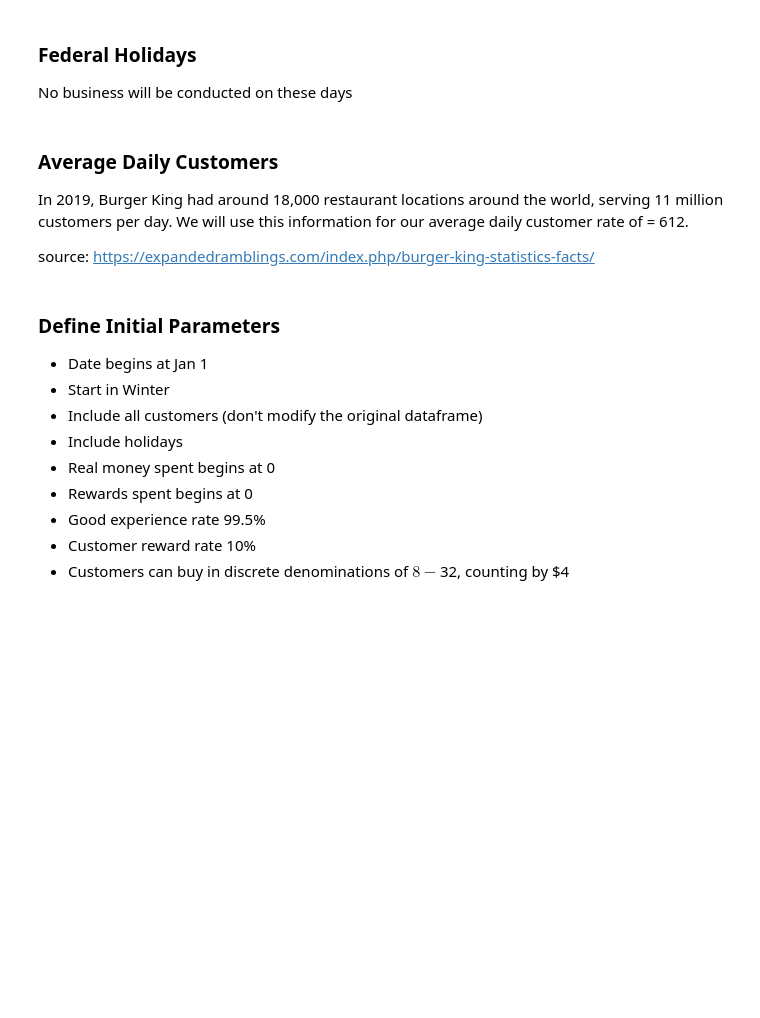
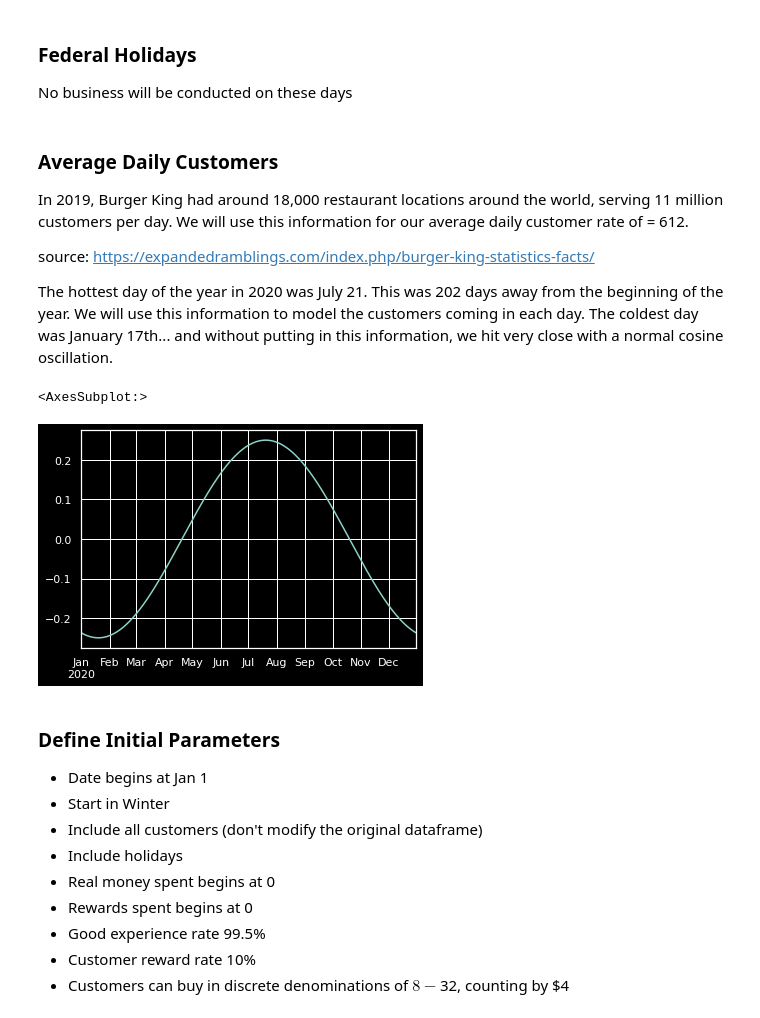
Before and after one commit to SamReeves/604, a Jupyter notebook: w7/project/simulation.ipynb, the cells around one changed output. Saved outputs shown, nothing was run; the diff lists cells and outputs as text; code cells hidden in the pictures; blank space fills up the shorter version.

```diff
--- a/w7/project/simulation.ipynb
+++ b/w7/project/simulation.ipynb
@@ -130,6 +120,16 @@ holidays = (date(2020, 1, 1), date(2020, 1, 20),
 In 2019, Burger King had around 18,000 restaurant locations around the world, serving 11 million customers per day.  We will use this information for our average daily customer rate of = 612.
 
 source: https://expandedramblings.com/index.php/burger-king-statistics-facts/
+
+The hottest day of the year in 2020 was July 21.  This was 202 days away from the beginning of the year.  We will use this information to model the customers coming in each day.  The coldest day was January 17th... and without putting in this information, we hit very close with a normal cosine oscillation.
+# %%
+df = pd.DataFrame(index=pd.date_range(start='2020-01-01', end='2020-12-31', freq='D'))
+factor = 0.25
+df['y'] = np.cos((df.index.to_series().dt.day_of_year - 202)/365*2*np.pi) * factor
+df['y'].plot()
+# %% [output]
+<AxesSubplot:>
+[figure, added]
 # %% [markdown]
 ### Define Initial Parameters
 
```
Also changed, not shown: parts of 31 cells of this notebook.
